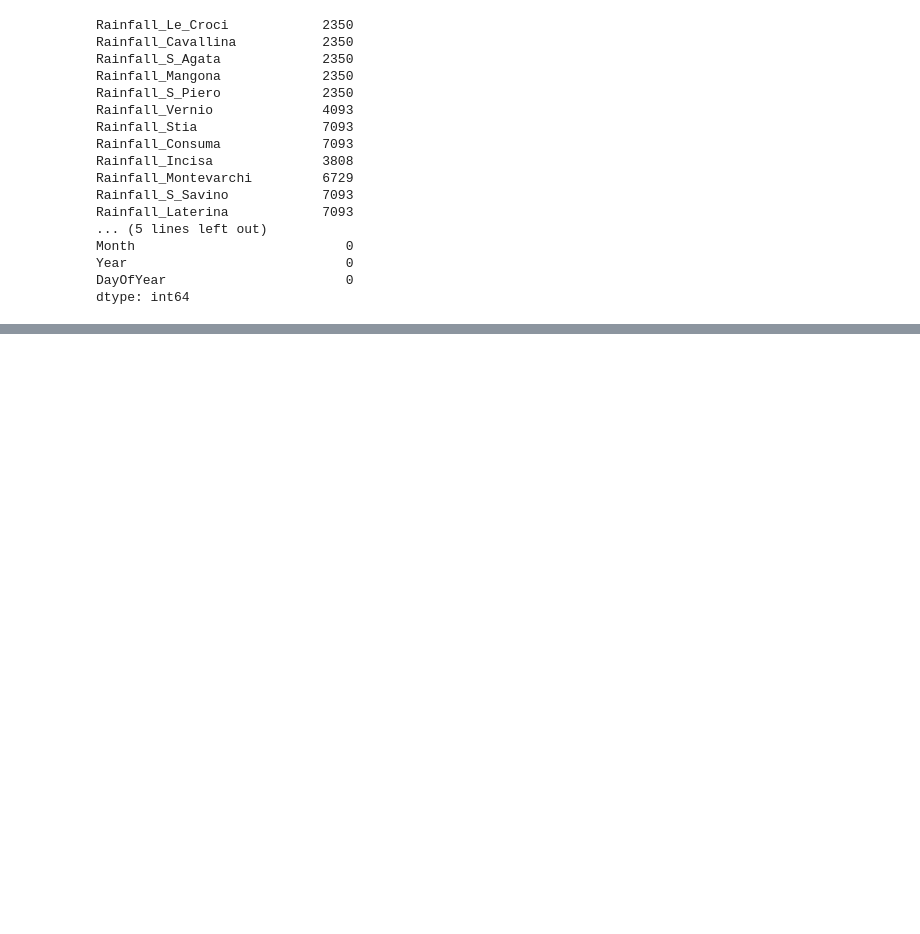
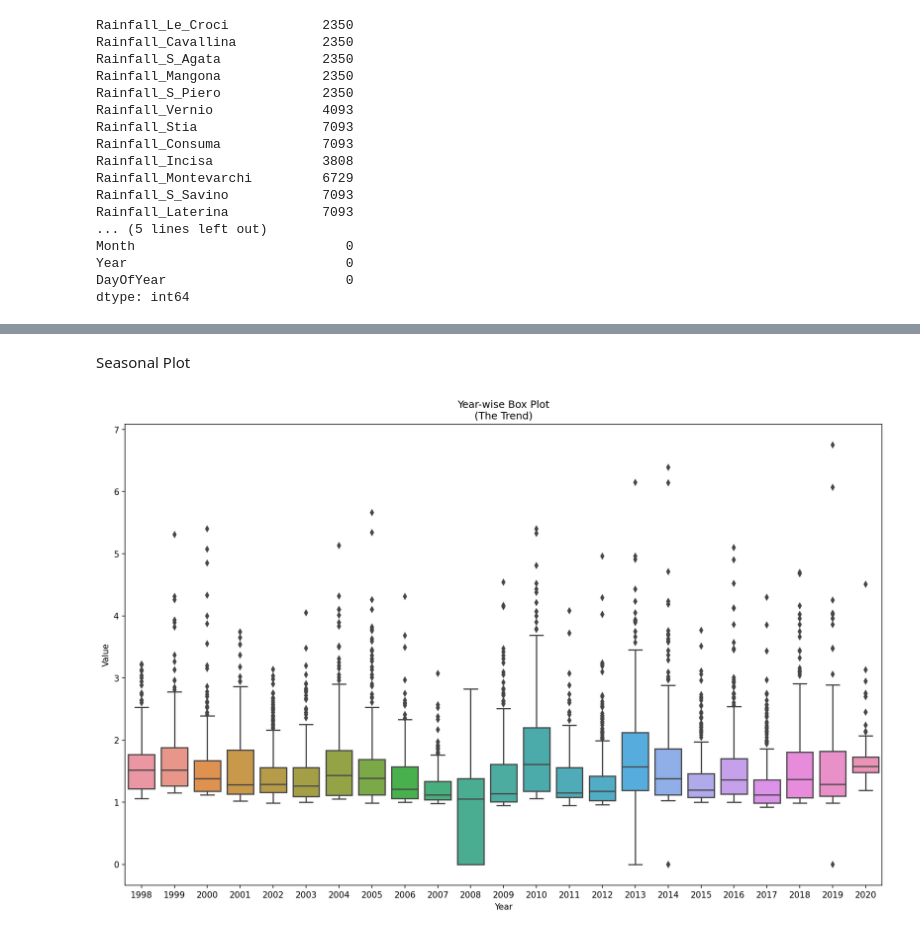
Before and after one commit to haga96/water_availability_prediction_in_Italy, a Jupyter notebook: River Arno.ipynb, the cells around one changed output, grey strips where cells are left out. Drawn from its saved outputs; the diff is of its cells as text; code cells hidden in the pictures; blank space fills up the shorter version.

Commit message:
added year and month wise boxplots

```diff
--- a/River Arno.ipynb
+++ b/River Arno.ipynb
@@ -306,0 +297,12 @@ no changes added to commit
+# %%
+def boxplot_df(df, x, y, title="", xlabel='Date', ylabel='Value', dpi=150):
+    fig = plt.figure(figsize=(16,10), dpi=dpi)
+    sns.boxplot(x=x, y=y, data=df)
+    plt.gca().set(title=title, xlabel=xlabel, ylabel=ylabel)
+    plt.show()
+# %% [markdown]
+Seasonal Plot
+# %%
+boxplot_df(df_all, 'Year', 'Hydrometry_Nave_di_Rosano', 'Year-wise Box Plot\n(The Trend)', 'Year')
+# %% [output]
+[figure, added]
```
Also changed, not shown: parts of 6 cells of this notebook.
